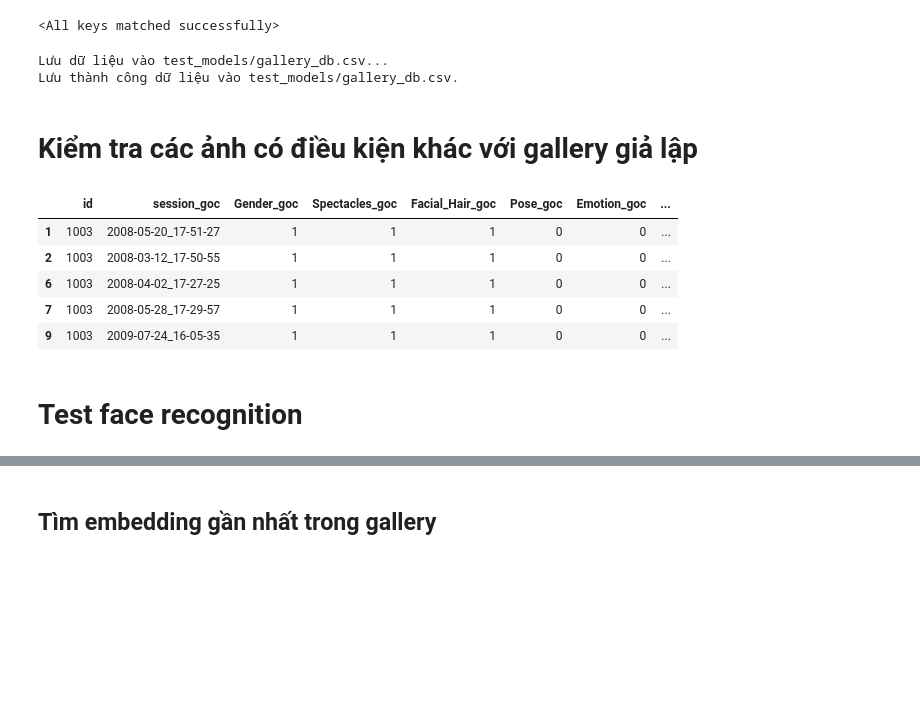
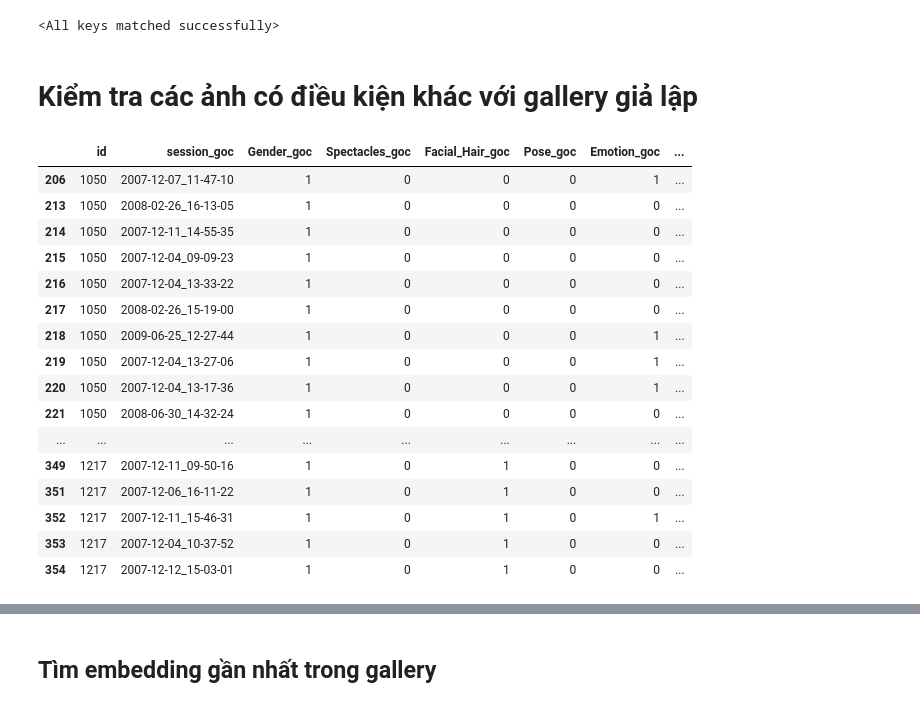
Before and after one commit to nkt780426/3d_face_recognition_magface, a Jupyter notebook: single_model.ipynb, the cells around one changed output, grey strips where cells are left out. Drawn from its saved outputs; the diff is of its cells as text; code cells hidden in the pictures; blank space fills up the shorter version.

```diff
--- a/single_model.ipynb
+++ b/single_model.ipynb
@@ -148,42 +148,39 @@ model.load_state_dict(checkpoint['model_state_dict'])
 # %% [output]
 <All keys matched successfully>
 # %%
-# Đảm bảo model đã ở chế độ evaluation
-model.eval()
+# # Đảm bảo model đã ở chế độ evaluation
+# model.eval()
 
-# Lưu tất cả embedding vào file CSV khác
-gallery_all = "test_models/gallery_db.csv"
-print(f"Lưu dữ liệu vào {gallery_all}...")
+# # Lưu tất cả embedding vào file CSV khác
+# gallery_all = "test_models/gallery_db.csv"
+# print(f"Lưu dữ liệu vào {gallery_all}...")
 
-# Mở tệp và ghi dữ liệu vào
-with open(gallery_all, mode="w", newline="") as file:
-    writer = csv.writer(file)
-    writer.writerow(['id', 'embedding'])
+# # Mở tệp và ghi dữ liệu vào
+# with open(gallery_all, mode="w", newline="") as file:
+#     writer = csv.writer(file)
+#     writer.writerow(['id', 'embedding'])
 
-    # Bắt đầu không tính gradient cho embedding
-    with torch.no_grad():
-        for X, y in dataloader:
-            # Đưa batch lên GPU nếu có
-            X = X.to(device)
-            y = y.to(device)
+#     # Bắt đầu không tính gradient cho embedding
+#     with torch.no_grad():
+#         for X, y in dataloader:
+#             # Đưa batch lên GPU nếu có
+#             X = X.to(device)
+#             y = y.to(device)
 
-            # Sinh embedding từ model
-            x_ids, x_genders, x_poses, x_emotions, x_facial_hairs, x_spectacles = model.get_result(X)
+#             # Sinh embedding từ model
+#             x_ids, x_genders, x_poses, x_emotions, x_facial_hairs, x_spectacles = model.get_result(X)
 
-            # Lấy nhãn từ dữ liệu
-            label_indexs, genders, spectacles, facial_hairs, poses, emotions = y[:,0], y[:, 1], y[:, 2], y[:,3], y[:,4], y[:,5]
-            ids = [dataloader.dataset.classes[idx] for idx in label_indexs]
+#             # Lấy nhãn từ dữ liệu
+#             label_indexs, genders, spectacles, facial_hairs, poses, emotions = y[:,0], y[:, 1], y[:, 2], y[:,3], y[:,4], y[:,5]
+#             ids = [dataloader.dataset.classes[idx] for idx in label_indexs]
 
-            # Lưu embedding vào CSV
-            for x_id, id in zip(x_ids, ids):
-                # Chuyển embedding thành chuỗi JSON
-                x_id_str = json.dumps(x_id.tolist())
-                writer.writerow([id, x_id_str])
+#             # Lưu embedding vào CSV
+#             for x_id, id in zip(x_ids, ids):
+#                 # Chuyển embedding thành chuỗi JSON
+#                 x_id_str = json.dumps(x_id.tolist())
+#                 writer.writerow([id, x_id_str])
 
-print(f"Lưu thành công dữ liệu vào {gallery_all}.")
+# print(f"Lưu thành công dữ liệu vào {gallery_all}.")
-# %% [output]
-Lưu dữ liệu vào test_models/gallery_db.csv...
-Lưu thành công dữ liệu vào test_models/gallery_db.csv.
 # %% [markdown]
 # Kiểm tra các ảnh có điều kiện khác với gallery giả lập
 # %%
@@ -192,22 +189,31 @@ gallery_path = './test_models/gallery.csv'
 # %%
 # Đọc hai file CSV
 gallery_set = pd.read_csv(gallery_set_path)
 gallery = pd.read_csv(gallery_path)
 
 # Gộp hai DataFrame dựa trên `id`
 merged = pd.merge(gallery_set, gallery, on="id", suffixes=("_goc", "_gallery"))
 
 # Lọc các hàng mà `Spectacles` trong gallery_set khác `Spectacles` trong gallery
 different_spectacles = merged[merged["Spectacles_goc"] != merged["Spectacles_gallery"]]
 
 # Lấy 5 dòng đầu tiên của các hàng khác nhau
-different_spectacles.head(5)
+different_spectacles.iloc[100:150]
 # %% [output]
 |  | id | session_goc | Gender_goc | Spectacles_goc | Facial_Hair_goc | Pose_goc | Emotion_goc | ... |
-| 1 | 1003 | 2008-05-20_17-51-27 | 1 | 1 | 1 | 0 | 0 | ... |
-| 2 | 1003 | 2008-03-12_17-50-55 | 1 | 1 | 1 | 0 | 0 | ... |
-| 6 | 1003 | 2008-04-02_17-27-25 | 1 | 1 | 1 | 0 | 0 | ... |
-| 7 | 1003 | 2008-05-28_17-29-57 | 1 | 1 | 1 | 0 | 0 | ... |
-| 9 | 1003 | 2009-07-24_16-05-35 | 1 | 1 | 1 | 0 | 0 | ... |
+| 206 | 1050 | 2007-12-07_11-47-10 | 1 | 0 | 0 | 0 | 1 | ... |
+| 213 | 1050 | 2008-02-26_16-13-05 | 1 | 0 | 0 | 0 | 0 | ... |
+| 214 | 1050 | 2007-12-11_14-55-35 | 1 | 0 | 0 | 0 | 0 | ... |
+| 215 | 1050 | 2007-12-04_09-09-23 | 1 | 0 | 0 | 0 | 0 | ... |
+| 216 | 1050 | 2007-12-04_13-33-22 | 1 | 0 | 0 | 0 | 0 | ... |
+| 217 | 1050 | 2008-02-26_15-19-00 | 1 | 0 | 0 | 0 | 0 | ... |
+| 218 | 1050 | 2009-06-25_12-27-44 | 1 | 0 | 0 | 0 | 1 | ... |
+| 219 | 1050 | 2007-12-04_13-27-06 | 1 | 0 | 0 | 0 | 1 | ... |
+| 220 | 1050 | 2007-12-04_13-17-36 | 1 | 0 | 0 | 0 | 1 | ... |
+| 221 | 1050 | 2008-06-30_14-32-24 | 1 | 0 | 0 | 0 | 0 | ... |
+| ... | ... | ... | ... | ... | ... | ... | ... | ... |
+| 349 | 1217 | 2007-12-11_09-50-16 | 1 | 0 | 1 | 0 | 0 | ... |
+| 351 | 1217 | 2007-12-06_16-11-22 | 1 | 0 | 1 | 0 | 0 | ... |
+| 352 | 1217 | 2007-12-11_15-46-31 | 1 | 0 | 1 | 0 | 1 | ... |
+| 353 | 1217 | 2007-12-04_10-37-52 | 1 | 0 | 1 | 0 | 0 | ... |
+| 354 | 1217 | 2007-12-12_15-03-01 | 1 | 0 | 1 | 0 | 0 | ... |
-# %% [markdown]
-# Test face recognition
```
Also changed, not shown: parts of 7 cells of this notebook, 1 other file.
